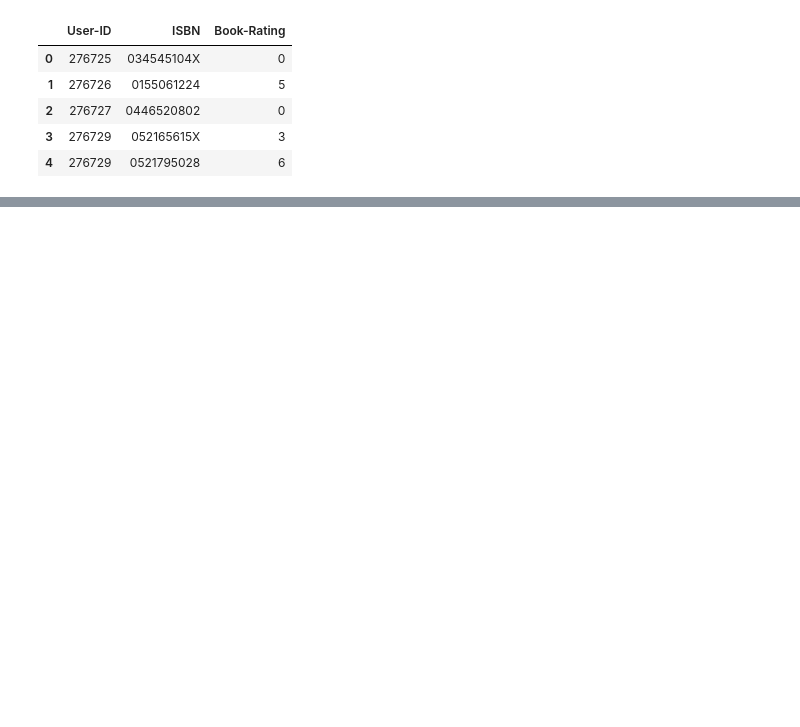
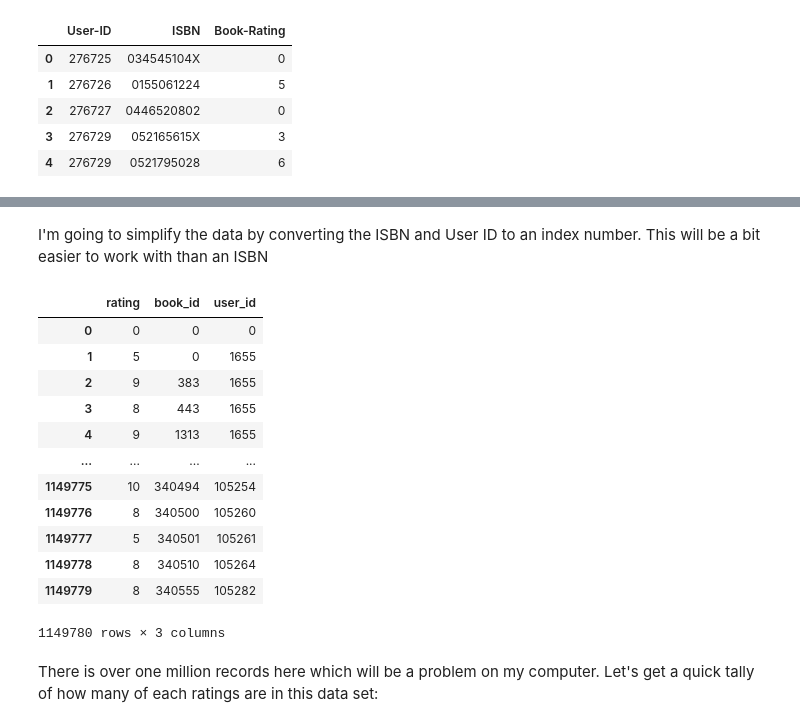
Before and after one commit to mikeasilva/CUNY-SPS, a Jupyter notebook: DATA612/Project4.ipynb, the cells around one changed output, grey strips where cells are left out. Saved outputs shown, nothing was run; the diff lists cells and outputs as text; code cells hidden in the pictures; blank space fills up the shorter version.

```diff
--- a/DATA612/Project4.ipynb
+++ b/DATA612/Project4.ipynb
@@ -69,0 +66,24 @@ items.head()
+# %% [markdown]
+I'm going to simplify the data by converting the ISBN and User ID to an index number.  This will be a bit easier to work with than an ISBN
+# %%
+item_index = pd.DataFrame({"ISBN": ratings["ISBN"].unique()}).reset_index().rename(columns={"index": "book_id"})
+user_index = pd.DataFrame({"User-ID": ratings["User-ID"].unique()}).reset_index().rename(columns={"index": "user_id"})
+ratings = pd.merge(ratings, item_index).drop(columns=["ISBN"])
+ratings = pd.merge(ratings, user_index).drop(columns=["User-ID"]).rename(columns={"Book-Rating": "rating"})
+ratings
+# %% [output]
+|  | rating | book_id | user_id |
+| 0 | 0 | 0 | 0 |
+| 1 | 5 | 0 | 1655 |
+| 2 | 9 | 383 | 1655 |
+| 3 | 8 | 443 | 1655 |
+| 4 | 9 | 1313 | 1655 |
+| ... | ... | ... | ... |
+| 1149775 | 10 | 340494 | 105254 |
+| 1149776 | 8 | 340500 | 105260 |
+| 1149777 | 5 | 340501 | 105261 |
+| 1149778 | 8 | 340510 | 105264 |
+| 1149779 | 8 | 340555 | 105282 |
+1149780 rows × 3 columns
+# %% [markdown]
+There is over one million records here which will be a problem on my computer.  Let's get a quick tally of how many of each ratings are in this data set:
```
Also changed, not shown: parts of 28 cells of this notebook.
